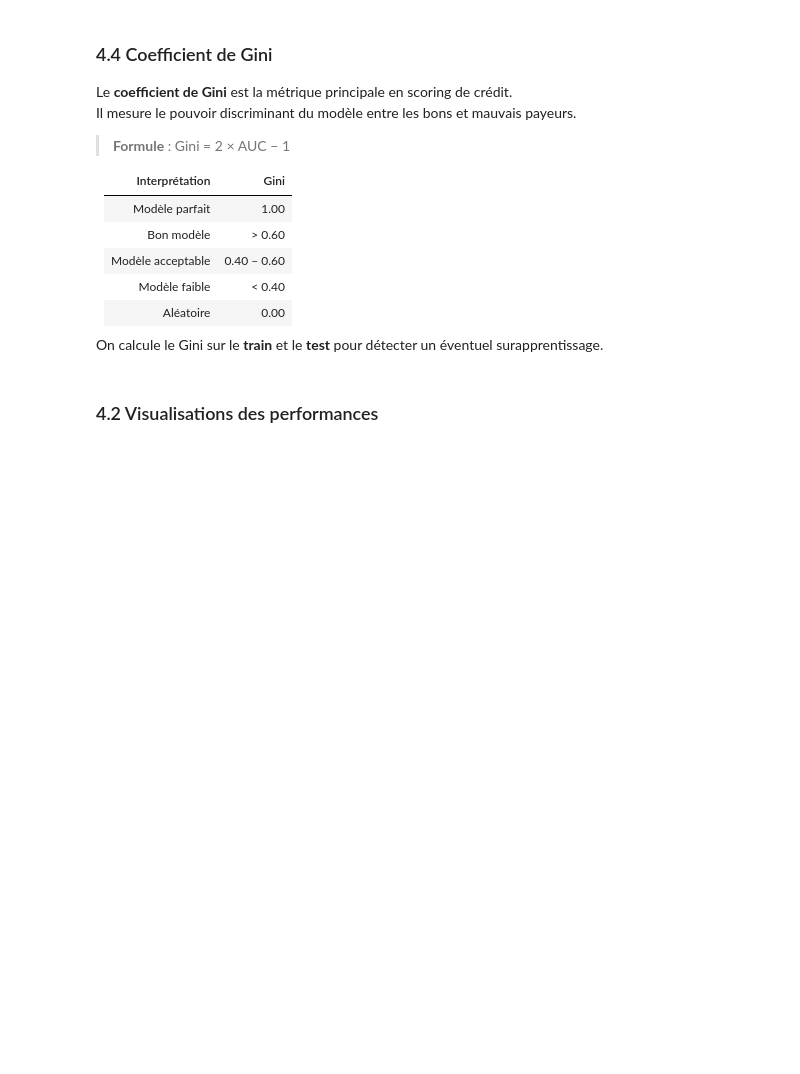
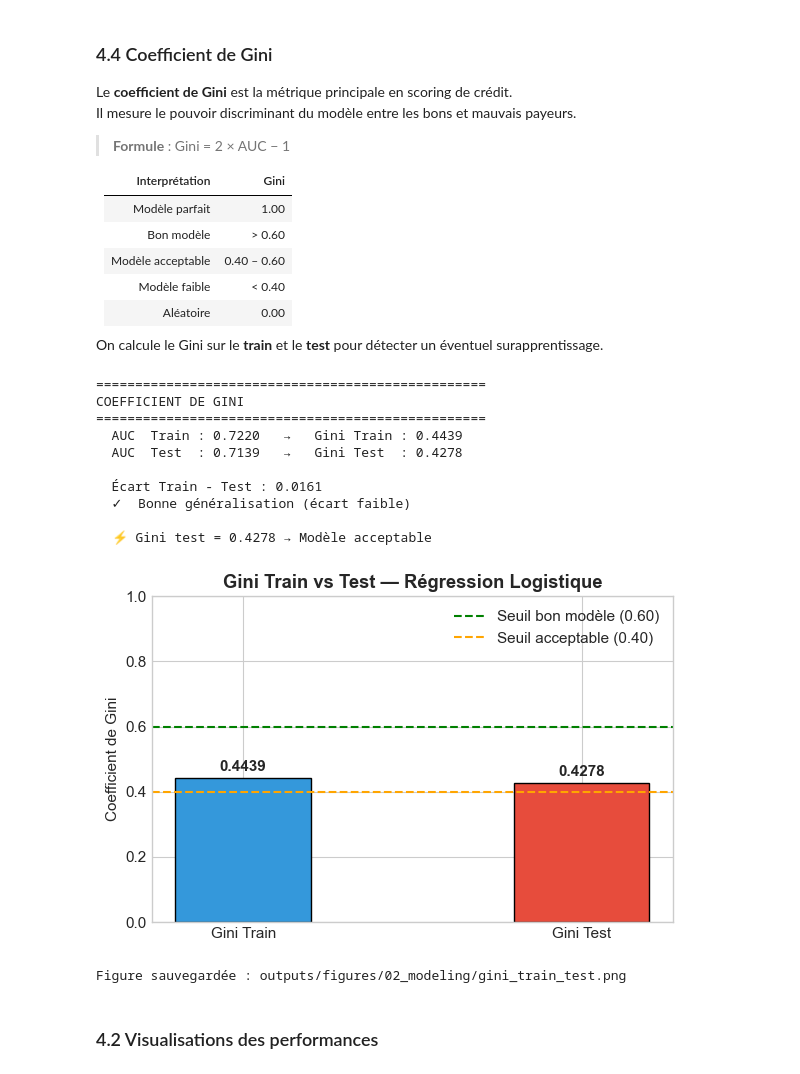
Before and after one commit to maybeitsshafin/ProjetScoring, a Jupyter notebook: notebooks/02_feature_engineering_modeling.ipynb, the cells around one changed output. Saved outputs shown, nothing was run; the diff lists cells and outputs as text; code cells hidden in the pictures; blank space fills up the shorter version.

```diff
--- a/notebooks/02_feature_engineering_modeling.ipynb
+++ b/notebooks/02_feature_engineering_modeling.ipynb
@@ -920,7 +1033,7 @@ print("COEFFICIENT DE GINI")
 print("=" * 50)
 
 # ── Gini sur le jeu de TEST ──
-auc_test  = roc_auc_score(y_test, y_pred_proba[:, 1])
+auc_test  = roc_auc_score(y_test, y_pred_proba)
 gini_test = 2 * auc_test - 1
 
 # ── Gini sur le jeu de TRAIN ──
@@ -941,33 +1054,46 @@ elif ecart > 0.05:
     print("  ⚡ Léger surapprentissage (écart > 0.05) — à surveiller")
 else:
     print("  ✓  Bonne généralisation (écart faible)")
 
 # ── Interprétation du Gini test ──
 print()
 if gini_test >= 0.60:
     print(f"  ✓  Gini test = {gini_test:.4f} → Bon modèle")
 elif gini_test >= 0.40:
     print(f"  ⚡ Gini test = {gini_test:.4f} → Modèle acceptable")
 else:
     print(f"  ✗  Gini test = {gini_test:.4f} → Modèle faible — amélioration nécessaire")
 
 # ── Visualisation ──
 fig, ax = plt.subplots(figsize=(6, 4))
 barres = ax.bar(['Gini Train', 'Gini Test'], [gini_train, gini_test],
                 color=['#3498db', '#e74c3c'], width=0.4, edgecolor='black')
 ax.axhline(y=0.60, color='green', linestyle='--', linewidth=1.5, label='Seuil bon modèle (0.60)')
 ax.axhline(y=0.40, color='orange', linestyle='--', linewidth=1.5, label='Seuil acceptable (0.40)')
 for barre in barres:
     ax.text(barre.get_x() + barre.get_width()/2, barre.get_height() + 0.01,
             f'{barre.get_height():.4f}', ha='center', va='bottom', fontweight='bold')
 ax.set_ylim(0, 1)
 ax.set_ylabel('Coefficient de Gini')
 ax.set_title('Gini Train vs Test — Régression Logistique', fontweight='bold')
 ax.legend()
 plt.tight_layout()
 plt.savefig(ROOT_DIR / 'outputs' / 'figures' / '02_modeling' / 'gini_train_test.png', bbox_inches='tight')
 plt.show()
 print("Figure sauvegardée : outputs/figures/02_modeling/gini_train_test.png")
+# %% [output]
+==================================================
+COEFFICIENT DE GINI
+==================================================
+  AUC  Train : 0.7220   →   Gini Train : 0.4439
+  AUC  Test  : 0.7139   →   Gini Test  : 0.4278
+
+  Écart Train - Test : 0.0161
+  ✓  Bonne généralisation (écart faible)
+
+  ⚡ Gini test = 0.4278 → Modèle acceptable
+[figure, added]
+Figure sauvegardée : outputs/figures/02_modeling/gini_train_test.png
 # %% [markdown]
 ### 4.2 Visualisations des performances
 # %%
```
Also changed, not shown: parts of 26 cells of this notebook, 19 other files.
